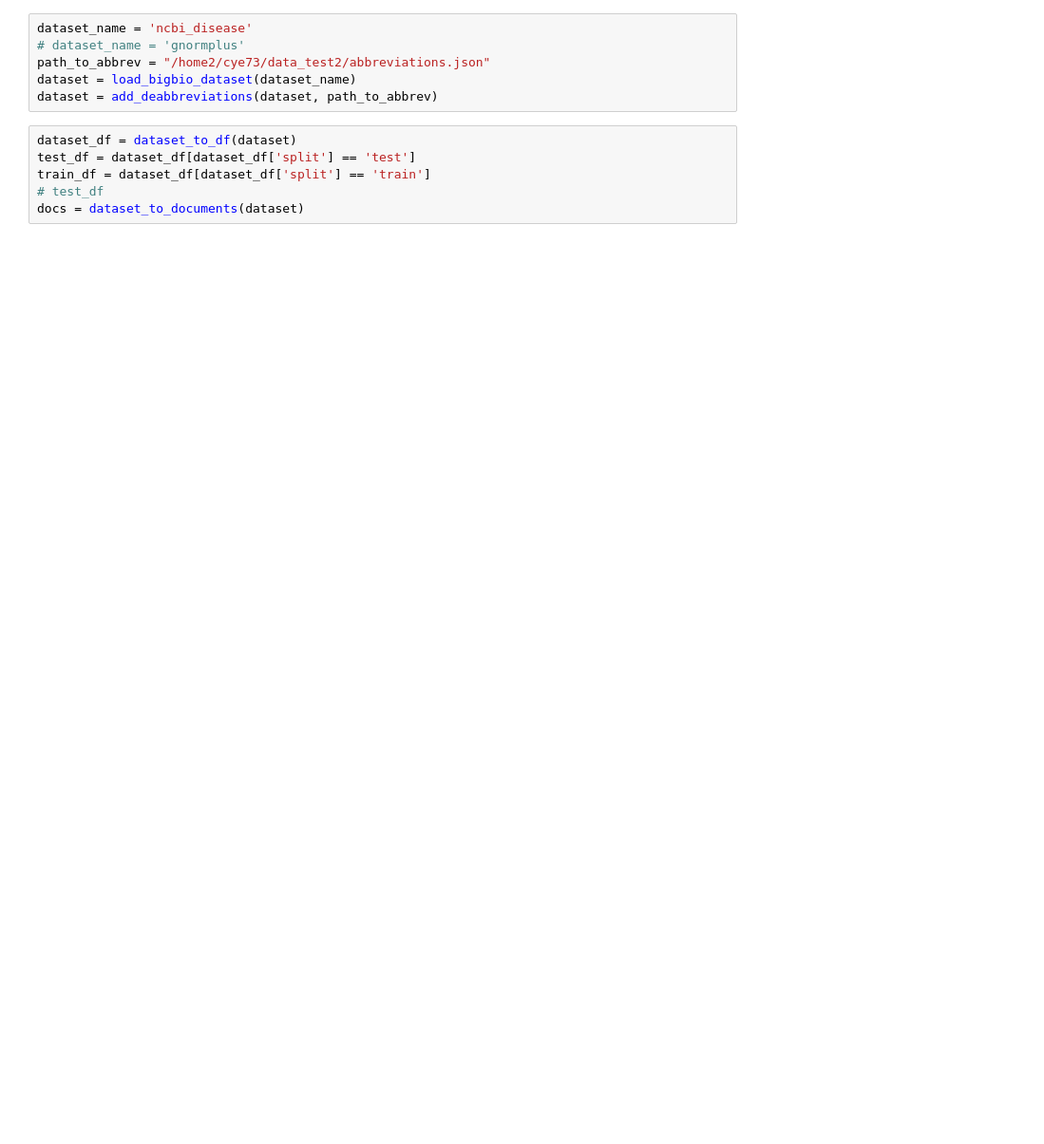
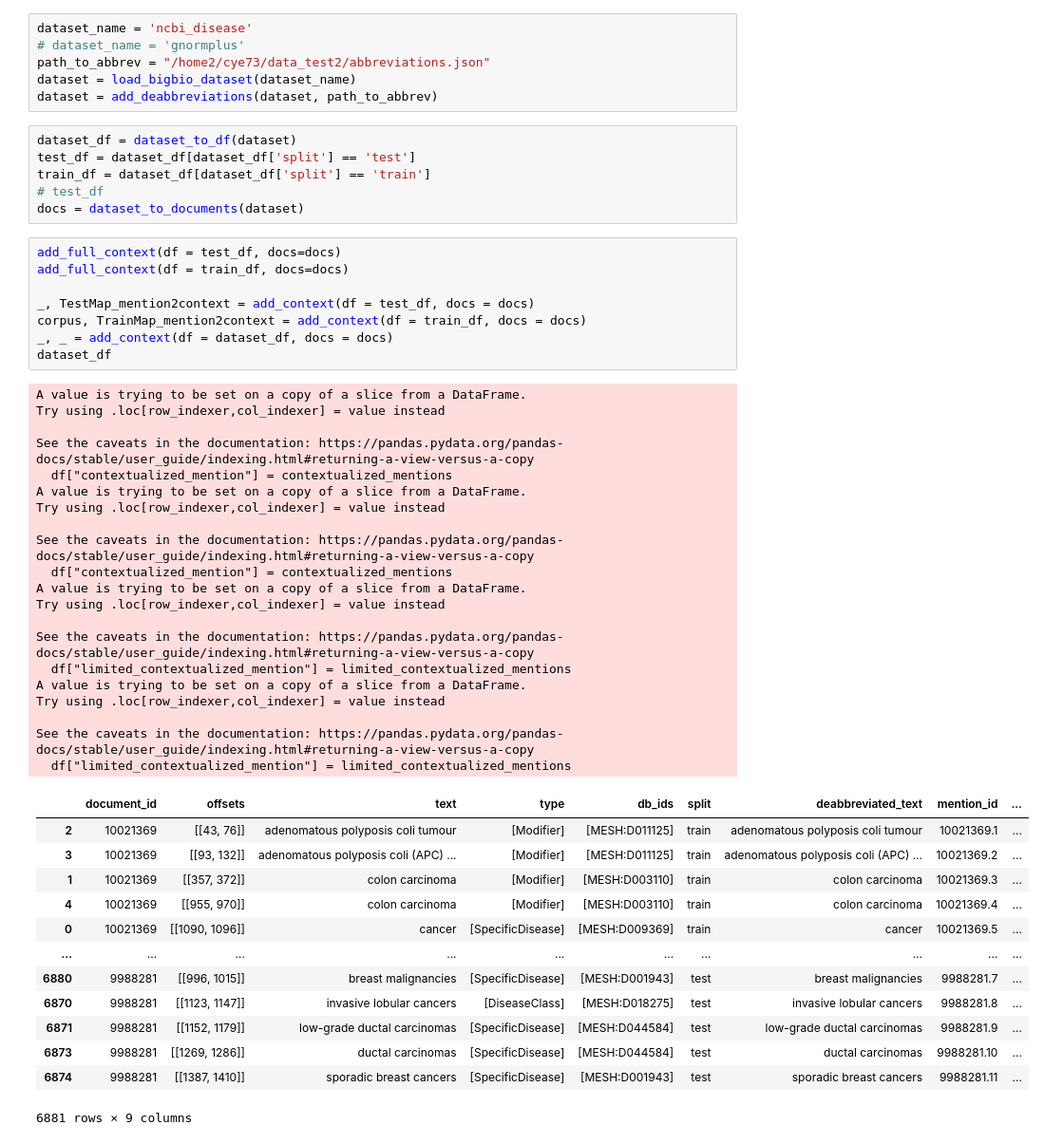
Before and after one commit to ChristopheYe/llm_disambiguator, a Jupyter notebook: experiments/LLM_TextGrad.ipynb, the cells around one changed output. Shown at 95% size. Drawn from its saved outputs; the diff is of its cells as text; blank space fills up the shorter version.

```diff
--- a/experiments/LLM_TextGrad.ipynb
+++ b/experiments/LLM_TextGrad.ipynb
@@ -86,3 +93,45 @@ test_df = dataset_df[dataset_df['split'] == 'test']
 train_df = dataset_df[dataset_df['split'] == 'train']
 # test_df
 docs = dataset_to_documents(dataset)
+# %%
+add_full_context(df = test_df, docs=docs)
+add_full_context(df = train_df, docs=docs)
+
+_, TestMap_mention2context = add_context(df = test_df, docs = docs)
+corpus, TrainMap_mention2context = add_context(df = train_df, docs = docs)
+_, _ = add_context(df = dataset_df, docs = docs)
+dataset_df
+# %% [output]
+A value is trying to be set on a copy of a slice from a DataFrame.
+Try using .loc[row_indexer,col_indexer] = value instead
+
+See the caveats in the documentation: https://pandas.pydata.org/pandas-docs/stable/user_guide/indexing.html#returning-a-view-versus-a-copy
+  df["contextualized_mention"] = contextualized_mentions
+A value is trying to be set on a copy of a slice from a DataFrame.
+Try using .loc[row_indexer,col_indexer] = value instead
+
+See the caveats in the documentation: https://pandas.pydata.org/pandas-docs/stable/user_guide/indexing.html#returning-a-view-versus-a-copy
+  df["contextualized_mention"] = contextualized_mentions
+A value is trying to be set on a copy of a slice from a DataFrame.
+Try using .loc[row_indexer,col_indexer] = value instead
+
+See the caveats in the documentation: https://pandas.pydata.org/pandas-docs/stable/user_guide/indexing.html#returning-a-view-versus-a-copy
+  df["limited_contextualized_mention"] = limited_contextualized_mentions
+A value is trying to be set on a copy of a slice from a DataFrame.
+Try using .loc[row_indexer,col_indexer] = value instead
+
+See the caveats in the documentation: https://pandas.pydata.org/pandas-docs/stable/user_guide/indexing.html#returning-a-view-versus-a-copy
+  df["limited_contextualized_mention"] = limited_contextualized_mentions
+|  | document_id | offsets | text | type | db_ids | split | deabbreviated_text | mention_id | ... |
+| 2 | 10021369 | [[43, 76]] | adenomatous polyposis coli tumour | [Modifier] | [MESH:D011125] | train | adenomatous polyposis coli tumour | 10021369.1 | ... |
+| 3 | 10021369 | [[93, 132]] | adenomatous polyposis coli (APC) ... | [Modifier] | [MESH:D011125] | train | adenomatous polyposis coli (APC) ... | 10021369.2 | ... |
+| 1 | 10021369 | [[357, 372]] | colon carcinoma | [Modifier] | [MESH:D003110] | train | colon carcinoma | 10021369.3 | ... |
+| 4 | 10021369 | [[955, 970]] | colon carcinoma | [Modifier] | [MESH:D003110] | train | colon carcinoma | 10021369.4 | ... |
+| 0 | 10021369 | [[1090, 1096]] | cancer | [SpecificDisease] | [MESH:D009369] | train | cancer | 10021369.5 | ... |
+| ... | ... | ... | ... | ... | ... | ... | ... | ... | ... |
+| 6880 | 9988281 | [[996, 1015]] | breast malignancies | [SpecificDisease] | [MESH:D001943] | test | breast malignancies | 9988281.7 | ... |
+| 6870 | 9988281 | [[1123, 1147]] | invasive lobular cancers | [DiseaseClass] | [MESH:D018275] | test | invasive lobular cancers | 9988281.8 | ... |
+| 6871 | 9988281 | [[1152, 1179]] | low-grade ductal carcinomas | [SpecificDisease] | [MESH:D044584] | test | low-grade ductal carcinomas | 9988281.9 | ... |
+| 6873 | 9988281 | [[1269, 1286]] | ductal carcinomas | [SpecificDisease] | [MESH:D044584] | test | ductal carcinomas | 9988281.10 | ... |
+| 6874 | 9988281 | [[1387, 1410]] | sporadic breast cancers | [SpecificDisease] | [MESH:D001943] | test | sporadic breast cancers | 9988281.11 | ... |
+6881 rows × 9 columns
```
Also changed, not shown: parts of 41 cells of this notebook, 4 other files.
